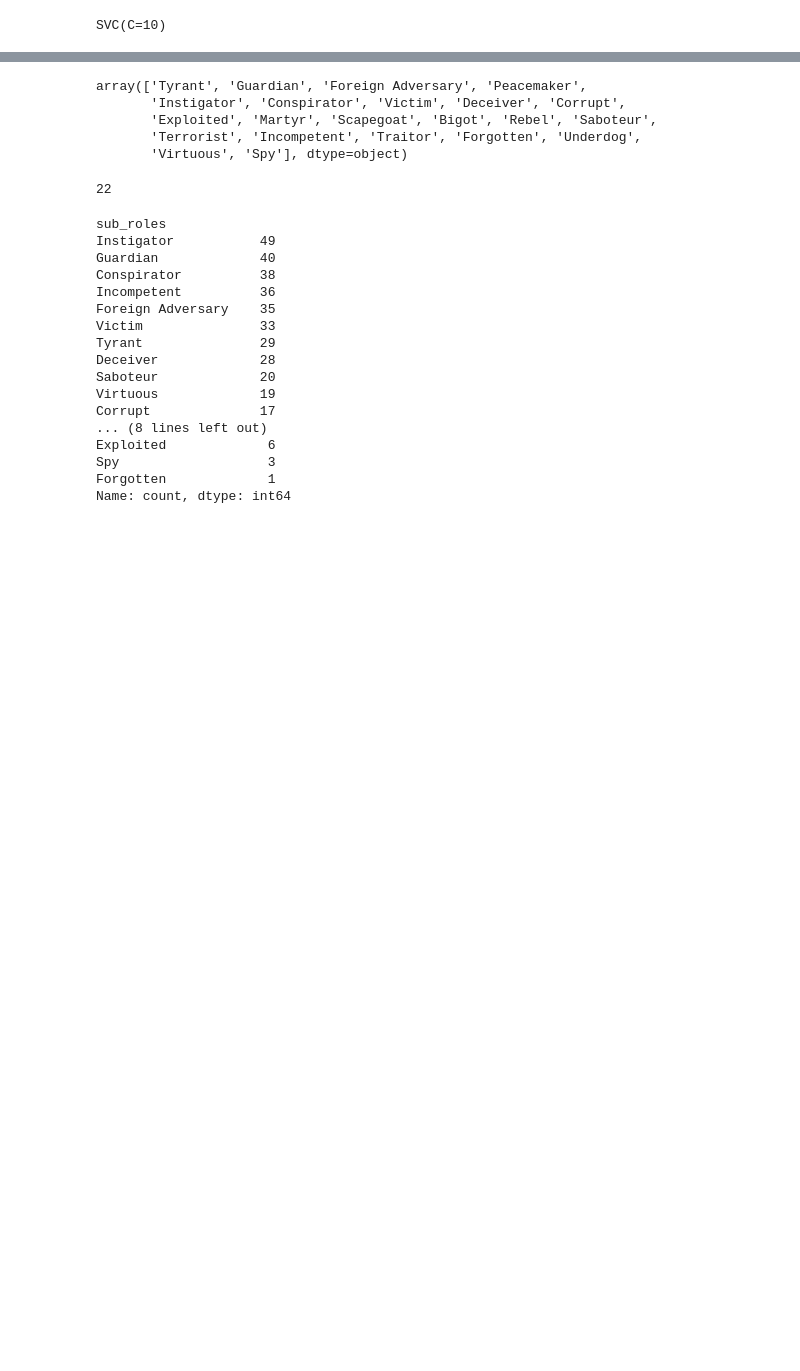
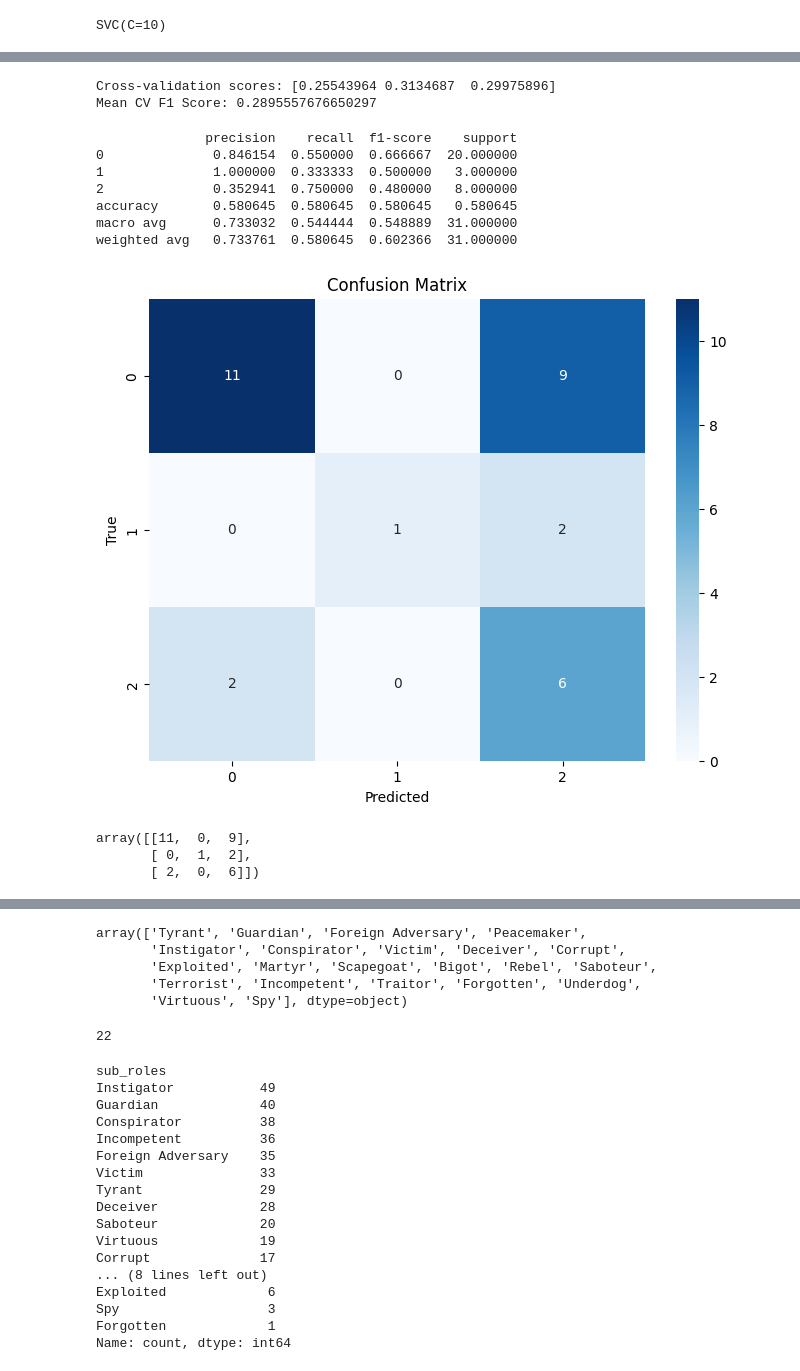
Before and after one commit to eleftheriouk/narrative-extraction-semeval, a Jupyter notebook: entity_framing.ipynb, the cells around one changed output, grey strips where cells are left out. Saved outputs shown, nothing was run; the diff lists cells and outputs as text; code cells hidden in the pictures; blank space fills up the shorter version.

```diff
--- a/entity_framing.ipynb
+++ b/entity_framing.ipynb
@@ -865,3 +852,28 @@ array([[12,  4,  4],
+# %%
+from sklearn.linear_model import LogisticRegression
+from sklearn.multiclass import OneVsRestClassifier
+
+logreg = LogisticRegression(max_iter=1000, class_weight='balanced')
+
+get_cross_val_score(logreg, train_x_embeddings, train_y_encoded)
+# %% [output]
+Cross-validation scores: [0.25543964 0.3134687  0.29975896]
+Mean CV F1 Score: 0.2895557676650297
+# %%
+logreg.fit(train_x_embeddings, train_y_encoded)
+evaluate_model(logreg, val_x_embeddings, val_y_encoded)
+# %% [output]
+              precision    recall  f1-score    support
+0              0.846154  0.550000  0.666667  20.000000
+1              1.000000  0.333333  0.500000   3.000000
+2              0.352941  0.750000  0.480000   8.000000
+accuracy       0.580645  0.580645  0.580645   0.580645
+macro avg      0.733032  0.544444  0.548889  31.000000
+weighted avg   0.733761  0.580645  0.602366  31.000000
+[figure, added]
+array([[11,  0,  9],
+       [ 0,  1,  2],
+       [ 2,  0,  6]])
 # %%
 classes = len(np.unique(train_y_encoded))
 
```
Also changed, not shown: parts of 76 cells of this notebook, 1 other file.
